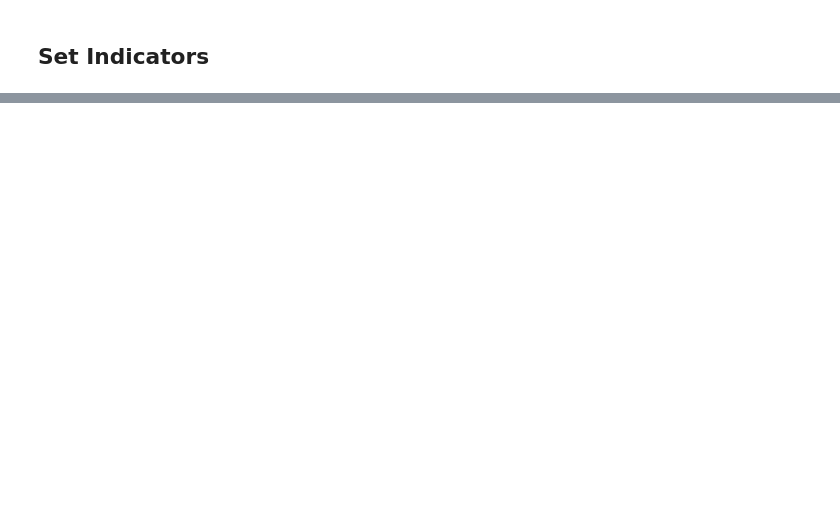
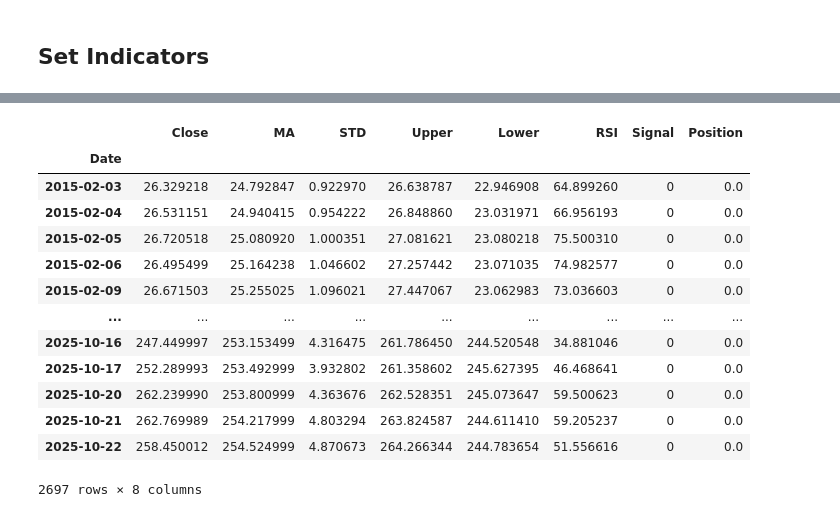
Before and after one commit to JamieW365/trading_algos, a Jupyter notebook: project2_bollinger/bollinger_mean_reversion.ipynb, the cells around one changed output, grey strips where cells are left out. Cells and saved outputs as stored; diff of their text form; code cells hidden in the pictures; blank space fills up the shorter version.

Commit message:
signal generation

```diff
--- a/project2_bollinger/bollinger_mean_reversion.ipynb
+++ b/project2_bollinger/bollinger_mean_reversion.ipynb
@@ -136,0 +119,13 @@ df
+# %%
+# RSI Calculation
+
+delta = df.Close.diff()
+gain = np.where(delta > 0, delta, 0)
+loss = np.where(delta < 0, -delta, 0)
+avg_gain = pd.Series(gain).rolling(rsi_period).mean()
+avg_loss = pd.Series(loss).rolling(rsi_period).mean()
+rs = (avg_gain / avg_loss).values
+df['RSI'] = 100 - (100 / (1 + rs))
+
+df.dropna(inplace=True)
+df
@@ -136,0 +154,3 @@ df
+# %%
+df['Signal'] = 0
+df
@@ -136,0 +172,4 @@ df
+# %%
+df.loc[(df["Close"] < df["Lower"]) & (df["RSI"] < 30), "Signal"] = 1
+df.loc[(df["Close"] > df["Upper"]) & (df["RSI"] > 70), "Signal"] = -1
+df
@@ -136,0 +191,3 @@ df
+# %%
+df.loc[df["Close"].between(df["Lower"], df["Upper"]), "Signal"] = 0
+df
@@ -136,0 +209,21 @@ df
+# %%
+df['Position'] = df['Signal'].shift(1)
+
+df.dropna(inplace=True)
+
+df
+# %% [output]
+|  | Close | MA | STD | Upper | Lower | RSI | Signal | Position |
+| Date |  |  |  |  |  |  |  |  |
+| 2015-02-03 | 26.329218 | 24.792847 | 0.922970 | 26.638787 | 22.946908 | 64.899260 | 0 | 0.0 |
+| 2015-02-04 | 26.531151 | 24.940415 | 0.954222 | 26.848860 | 23.031971 | 66.956193 | 0 | 0.0 |
+| 2015-02-05 | 26.720518 | 25.080920 | 1.000351 | 27.081621 | 23.080218 | 75.500310 | 0 | 0.0 |
+| 2015-02-06 | 26.495499 | 25.164238 | 1.046602 | 27.257442 | 23.071035 | 74.982577 | 0 | 0.0 |
+| 2015-02-09 | 26.671503 | 25.255025 | 1.096021 | 27.447067 | 23.062983 | 73.036603 | 0 | 0.0 |
+| ... | ... | ... | ... | ... | ... | ... | ... | ... |
+| 2025-10-16 | 247.449997 | 253.153499 | 4.316475 | 261.786450 | 244.520548 | 34.881046 | 0 | 0.0 |
+| 2025-10-17 | 252.289993 | 253.492999 | 3.932802 | 261.358602 | 245.627395 | 46.468641 | 0 | 0.0 |
+| 2025-10-20 | 262.239990 | 253.800999 | 4.363676 | 262.528351 | 245.073647 | 59.500623 | 0 | 0.0 |
+| 2025-10-21 | 262.769989 | 254.217999 | 4.803294 | 263.824587 | 244.611410 | 59.205237 | 0 | 0.0 |
+| 2025-10-22 | 258.450012 | 254.524999 | 4.870673 | 264.266344 | 244.783654 | 51.556616 | 0 | 0.0 |
+2697 rows × 8 columns
```
Also changed, not shown: parts of 15 cells of this notebook.
